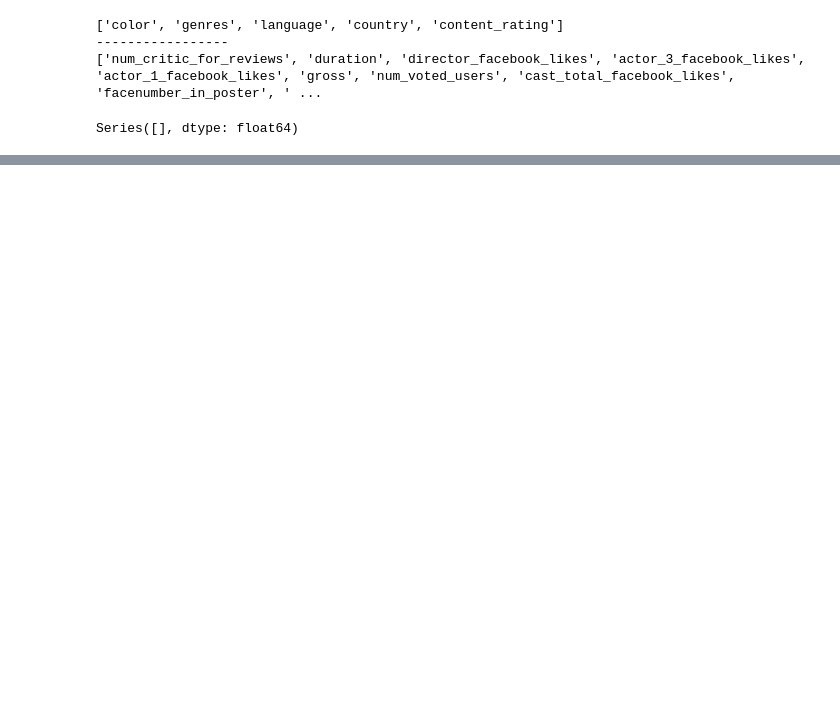
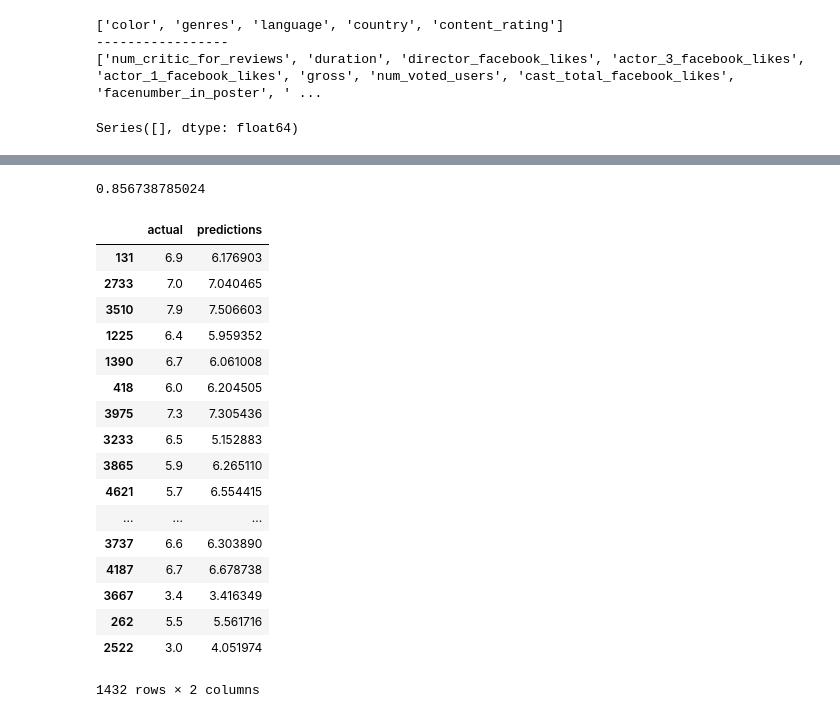
Before and after one commit to ashwingadam1/practice, a Jupyter notebook: movie_rating.ipynb, the cells around one changed output, grey strips where cells are left out. Cells and saved outputs as stored; diff of their text form; code cells hidden in the pictures; blank space fills up the shorter version.

```diff
--- a/movie_rating.ipynb
+++ b/movie_rating.ipynb
@@ -11,8 +13,7 @@ from sklearn.ensemble import RandomForestRegressor
 from __future__ import division
 %matplotlib inline
 # %%
-#full_data=pd.read_csv('/home/ashwin/Downloads/movies/movie_metadata.csv')
-full_data=pd.read_csv('D:\\ds\\movie_metadata.csv')
+full_data=pd.read_csv('/home/ashwin/Downloads/movies/movie_metadata.csv')
 # %%
 list(full_data)
 # %% [output]
@@ -298,16 +275,63 @@ plt.savefig('D:\\myfig.png',bbox_inches='tight')
 plt.show()
 # %%
-'actor_2_name_imdb_score',
+x_train=x_train[['actor_2_name_imdb_score',
 'actor_3_movie_fb_likes',
 'director_name_fb_likes',
 'gross',
 'duration',
 'budget',
 'actor_1_name_imdb_score',
-'title_yesr',
+'title_year',
 'num_user_for_reviews',
 'actor_3_name_imdb_score',
 'actor_2_facebook_likes',
 'director_facebook_likes',
 'num_critic_for_reviews',
-'num_voted_users',
+'num_voted_users']]
+x_test=x_test[['actor_2_name_imdb_score',
+'actor_3_movie_fb_likes',
+'director_name_fb_likes',
+'gross',
+'duration',
+'budget',
+'actor_1_name_imdb_score',
+'title_year',
+'num_user_for_reviews',
+'actor_3_name_imdb_score',
+'actor_2_facebook_likes',
+'director_facebook_likes',
+'num_critic_for_reviews',
+'num_voted_users']]
+# %%
+gbm = xgb.XGBRegressor(n_estimators=100, learning_rate=0.08, gamma=0, subsample=0.75,
+colsample_bytree=1, max_depth=7).fit(x_train, y_train)
+predictions = gbm.predict(x_test)
+# %%
+print(explained_variance_score(predictions,y_test))
+# %% [output]
+0.856738785024
+# %%
+d={'predictions':predictions,
+   'actual':y_test}
+data_predicted_actual=pd.DataFrame(d)
+# %%
+data_predicted_actual
+# %% [output]
+|  | actual | predictions |
+| 131 | 6.9 | 6.176903 |
+| 2733 | 7.0 | 7.040465 |
+| 3510 | 7.9 | 7.506603 |
+| 1225 | 6.4 | 5.959352 |
+| 1390 | 6.7 | 6.061008 |
+| 418 | 6.0 | 6.204505 |
+| 3975 | 7.3 | 7.305436 |
+| 3233 | 6.5 | 5.152883 |
+| 3865 | 5.9 | 6.265110 |
+| 4621 | 5.7 | 6.554415 |
+| ... | ... | ... |
+| 3737 | 6.6 | 6.303890 |
+| 4187 | 6.7 | 6.678738 |
+| 3667 | 3.4 | 3.416349 |
+| 262 | 5.5 | 5.561716 |
+| 2522 | 3.0 | 4.051974 |
+1432 rows × 2 columns
```
Also changed, not shown: parts of 9 cells of this notebook.
